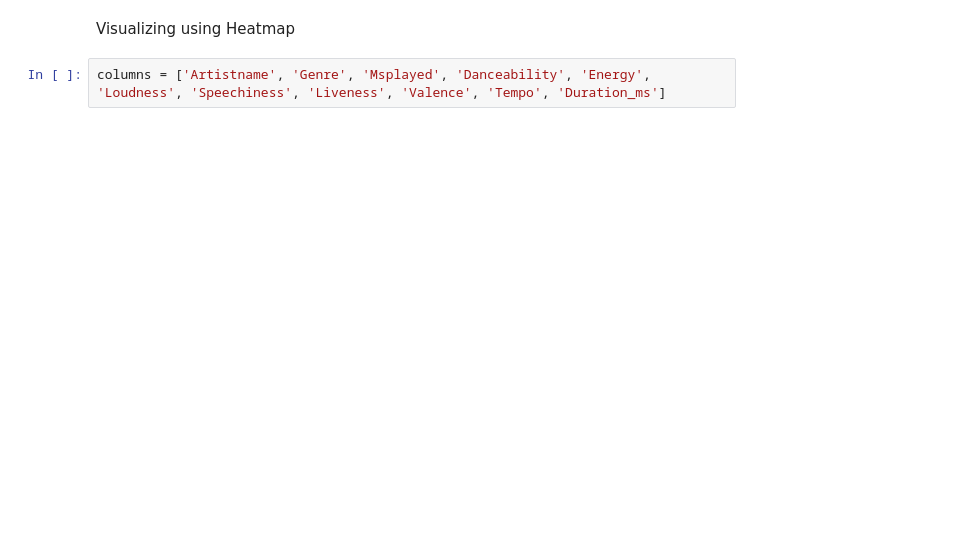
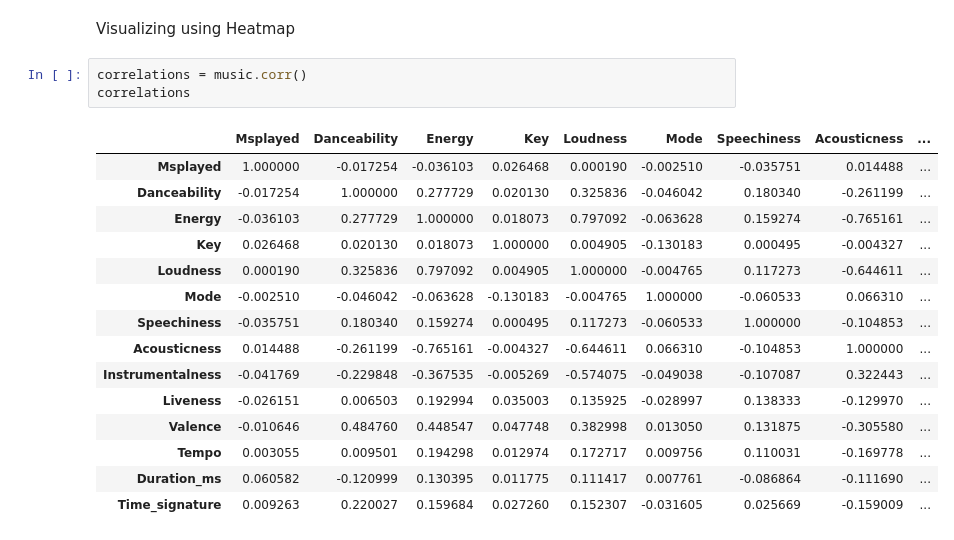
Before and after one commit to George-Mbugua/Music-Analysis, a Jupyter notebook: Music-Analysis.ipynb, the cells around one changed output. Cells and saved outputs as stored; diff of their text form; blank space fills up the shorter version.

```diff
--- a/Music-Analysis.ipynb
+++ b/Music-Analysis.ipynb
@@ -319,5 +292,22 @@ plt.show()
 # %% [markdown]
 Visualizing using Heatmap
-# %%
-columns = ['Artistname', 'Genre', 'Msplayed', 'Danceability', 'Energy', 'Loudness', 'Speechiness', 'Liveness', 'Valence', 'Tempo', 'Duration_ms']
+# %%
+correlations = music.corr()
+correlations
+# %% [output]
+|  | Msplayed | Danceability | Energy | Key | Loudness | Mode | Speechiness | Acousticness | ... |
+| Msplayed | 1.000000 | -0.017254 | -0.036103 | 0.026468 | 0.000190 | -0.002510 | -0.035751 | 0.014488 | ... |
+| Danceability | -0.017254 | 1.000000 | 0.277729 | 0.020130 | 0.325836 | -0.046042 | 0.180340 | -0.261199 | ... |
+| Energy | -0.036103 | 0.277729 | 1.000000 | 0.018073 | 0.797092 | -0.063628 | 0.159274 | -0.765161 | ... |
+| Key | 0.026468 | 0.020130 | 0.018073 | 1.000000 | 0.004905 | -0.130183 | 0.000495 | -0.004327 | ... |
+| Loudness | 0.000190 | 0.325836 | 0.797092 | 0.004905 | 1.000000 | -0.004765 | 0.117273 | -0.644611 | ... |
+| Mode | -0.002510 | -0.046042 | -0.063628 | -0.130183 | -0.004765 | 1.000000 | -0.060533 | 0.066310 | ... |
+| Speechiness | -0.035751 | 0.180340 | 0.159274 | 0.000495 | 0.117273 | -0.060533 | 1.000000 | -0.104853 | ... |
+| Acousticness | 0.014488 | -0.261199 | -0.765161 | -0.004327 | -0.644611 | 0.066310 | -0.104853 | 1.000000 | ... |
+| Instrumentalness | -0.041769 | -0.229848 | -0.367535 | -0.005269 | -0.574075 | -0.049038 | -0.107087 | 0.322443 | ... |
+| Liveness | -0.026151 | 0.006503 | 0.192994 | 0.035003 | 0.135925 | -0.028997 | 0.138333 | -0.129970 | ... |
+| Valence | -0.010646 | 0.484760 | 0.448547 | 0.047748 | 0.382998 | 0.013050 | 0.131875 | -0.305580 | ... |
+| Tempo | 0.003055 | 0.009501 | 0.194298 | 0.012974 | 0.172717 | 0.009756 | 0.110031 | -0.169778 | ... |
+| Duration_ms | 0.060582 | -0.120999 | 0.130395 | 0.011775 | 0.111417 | 0.007761 | -0.086864 | -0.111690 | ... |
+| Time_signature | 0.009263 | 0.220027 | 0.159684 | 0.027260 | 0.152307 | -0.031605 | 0.025669 | -0.159009 | ... |
 # %%
```
Also changed, not shown: parts of 15 cells of this notebook.
